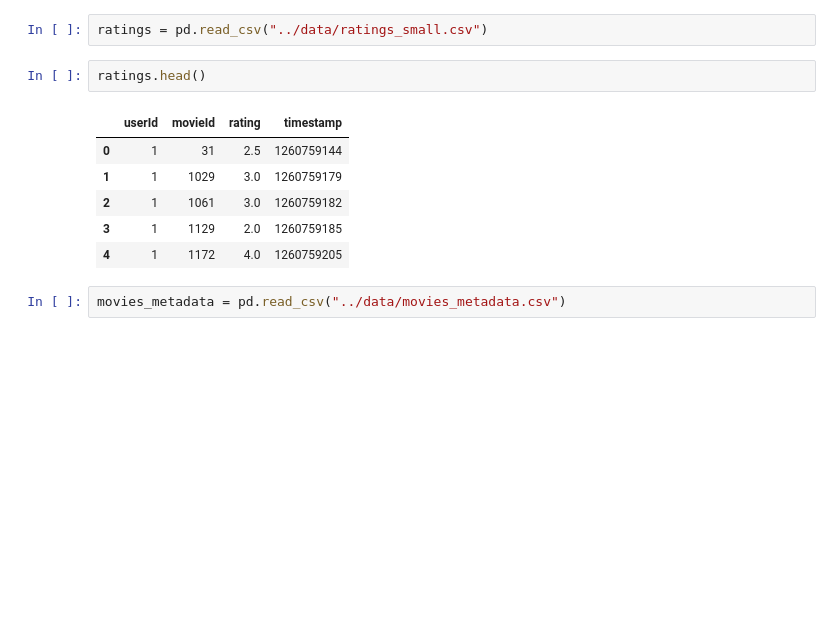
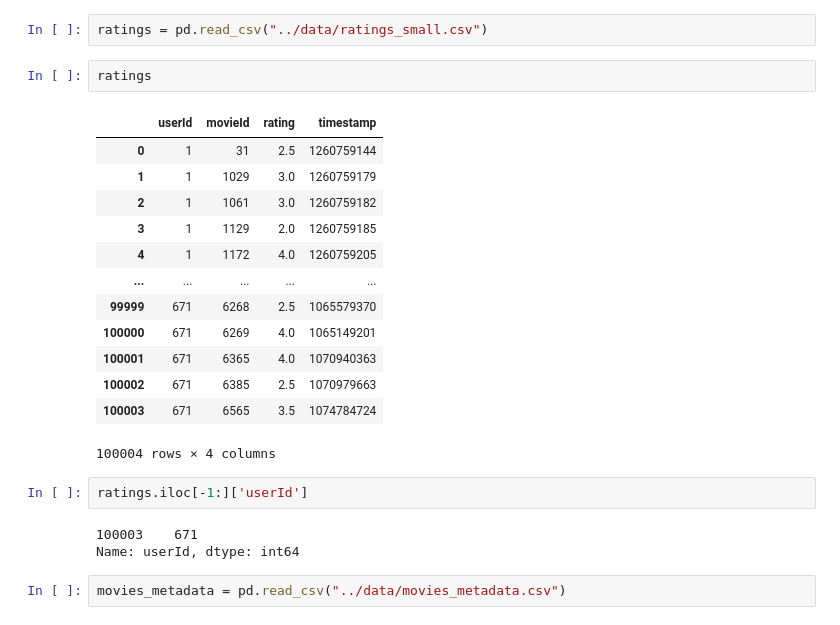
Before and after one commit to marreche/deep_film, a Jupyter notebook: model/svd.ipynb, the cells around one changed output. Drawn from its saved outputs; the diff is of its cells as text; blank space fills up the shorter version.

```diff
--- a/model/svd.ipynb
+++ b/model/svd.ipynb
@@ -11,14 +11,26 @@ from collections import defaultdict
 # %%
 ratings = pd.read_csv("../data/ratings_small.csv")
 # %%
-ratings.head()
+ratings
 # %% [output]
 |  | userId | movieId | rating | timestamp |
 | 0 | 1 | 31 | 2.5 | 1260759144 |
 | 1 | 1 | 1029 | 3.0 | 1260759179 |
 | 2 | 1 | 1061 | 3.0 | 1260759182 |
 | 3 | 1 | 1129 | 2.0 | 1260759185 |
 | 4 | 1 | 1172 | 4.0 | 1260759205 |
+| ... | ... | ... | ... | ... |
+| 99999 | 671 | 6268 | 2.5 | 1065579370 |
+| 100000 | 671 | 6269 | 4.0 | 1065149201 |
+| 100001 | 671 | 6365 | 4.0 | 1070940363 |
+| 100002 | 671 | 6385 | 2.5 | 1070979663 |
+| 100003 | 671 | 6565 | 3.5 | 1074784724 |
+100004 rows × 4 columns
+# %%
+ratings.iloc[-1:]['userId']
+# %% [output]
+100003    671
+Name: userId, dtype: int64
 # %%
 movies_metadata = pd.read_csv("../data/movies_metadata.csv")
 # %%
```
Also changed, not shown: 5 other files.
